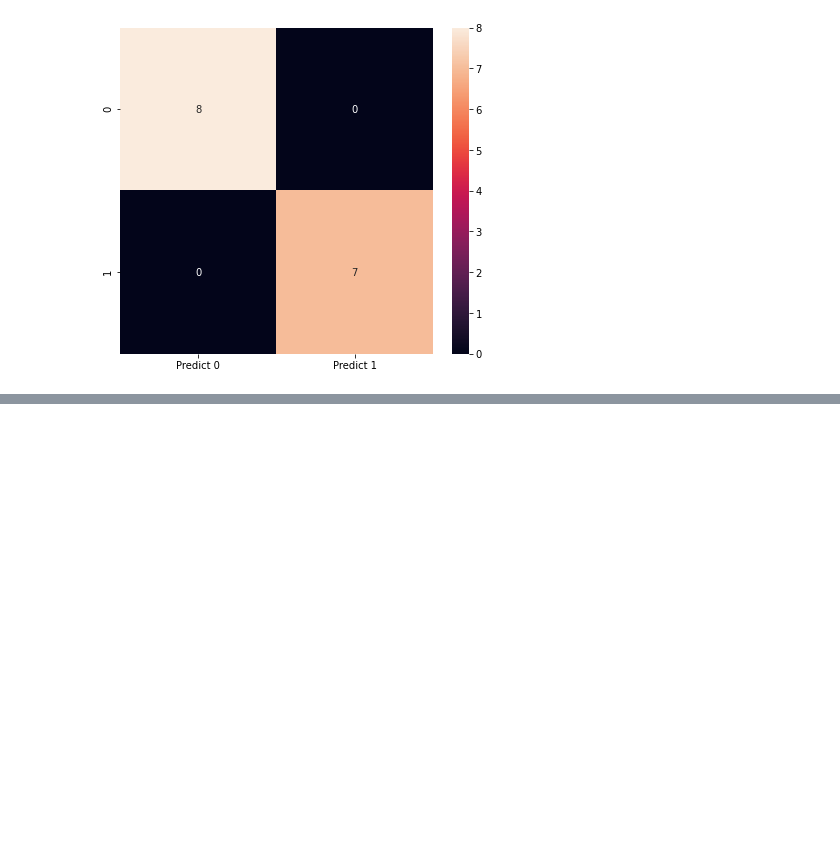
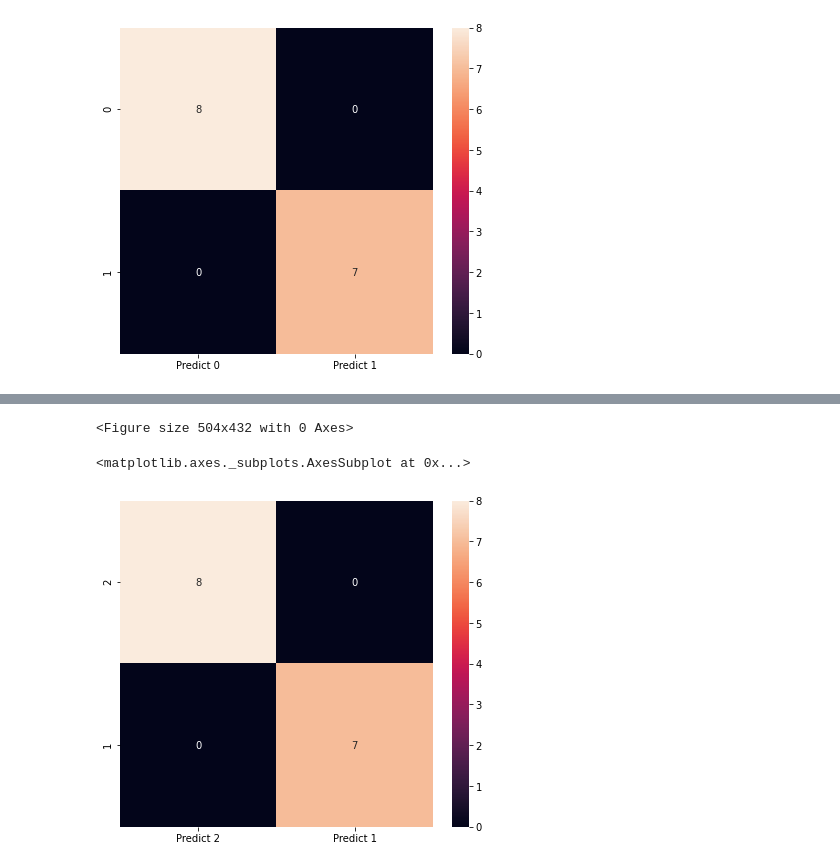
Before and after one commit to Somnathpaul/iris-flower-prediction, a Jupyter notebook: iris flower prediction.ipynb, the cells around one changed output, grey strips where cells are left out. Drawn from its saved outputs; the diff is of its cells as text; code cells hidden in the pictures; blank space fills up the shorter version.

```diff
--- a/iris flower prediction.ipynb
+++ b/iris flower prediction.ipynb
@@ -281,0 +287,10 @@ sns.heatmap(df_cm, annot=True)
+# %%
+# Plotting the confusion matrix heatmap
+df_cm = pd.DataFrame(cm, index = [i for i in ["2","1"]],
+                  columns = [i for i in ["Predict 2","Predict 1"]])
+plt.figure(figsize = (7,6))
+sns.heatmap(df_cm, annot=True)
+# %% [output]
+<Figure size 504x432 with 0 Axes>
+<matplotlib.axes._subplots.AxesSubplot at 0x...>
+[figure, added]
```
Also changed, not shown: parts of 2 cells of this notebook.
